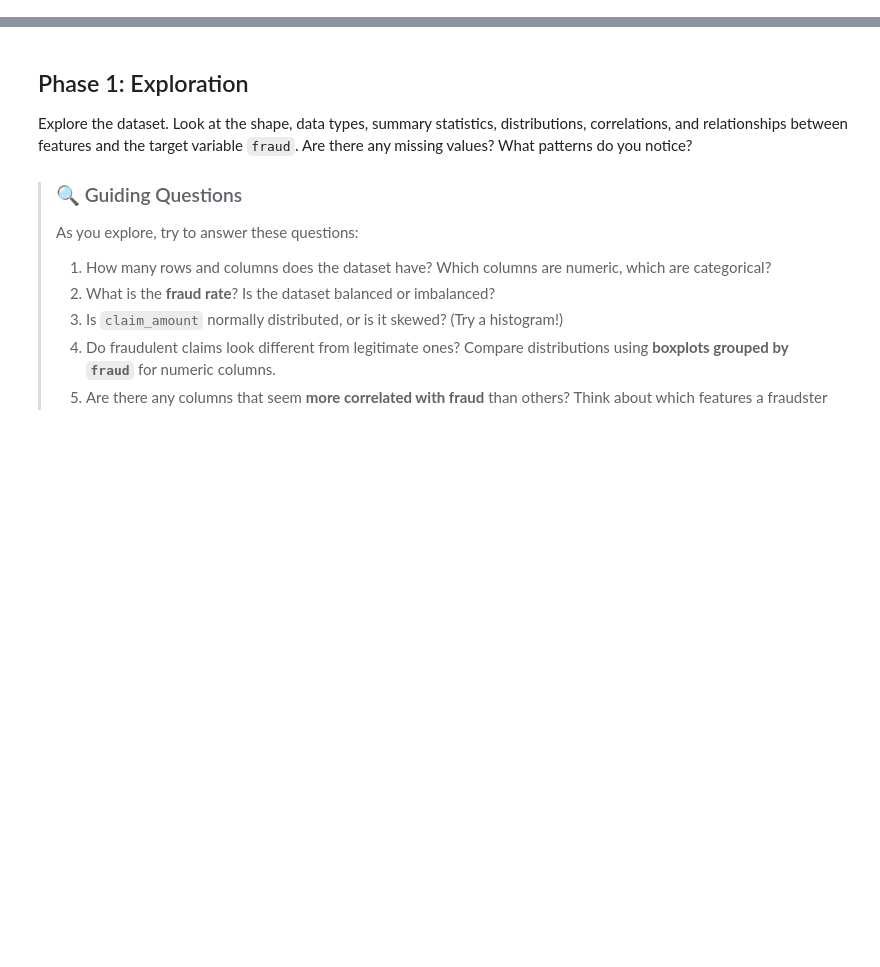
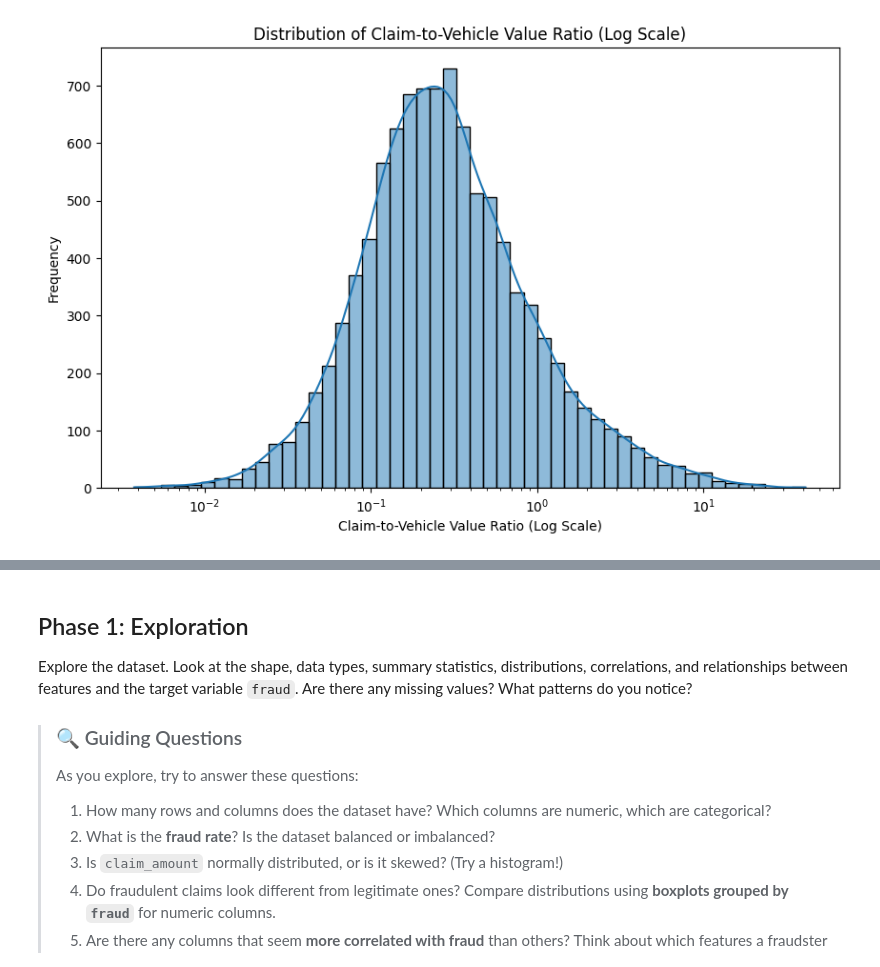
Before and after one commit to DaDirnbocher/py4ac, a Jupyter notebook: 06_fraud_detection_exercise.ipynb, the cells around one changed output, grey strips where cells are left out. Drawn from its saved outputs; the diff is of its cells as text; code cells hidden in the pictures; blank space fills up the shorter version.

```diff
--- a/06_fraud_detection_exercise.ipynb
+++ b/06_fraud_detection_exercise.ipynb
@@ -43,0 +108,3 @@ df.head()
+# %%
+df['claim_to_value_ratio'] = df['claim_amount'] / df['vehicle_value']
+display(df[['claim_amount', 'vehicle_value', 'claim_to_value_ratio']].head())
@@ -43,0 +118,9 @@ df.head()
+# %%
+plt.figure(figsize=(10, 6))
+sns.histplot(df['claim_to_value_ratio'], kde=True, bins=50, log_scale=True)
+plt.title('Distribution of Claim-to-Vehicle Value Ratio (Log Scale)')
+plt.xlabel('Claim-to-Vehicle Value Ratio (Log Scale)')
+plt.ylabel('Frequency')
+plt.show()
+# %% [output]
+[figure, added]
```
Also changed, not shown: parts of 11 cells of this notebook.
